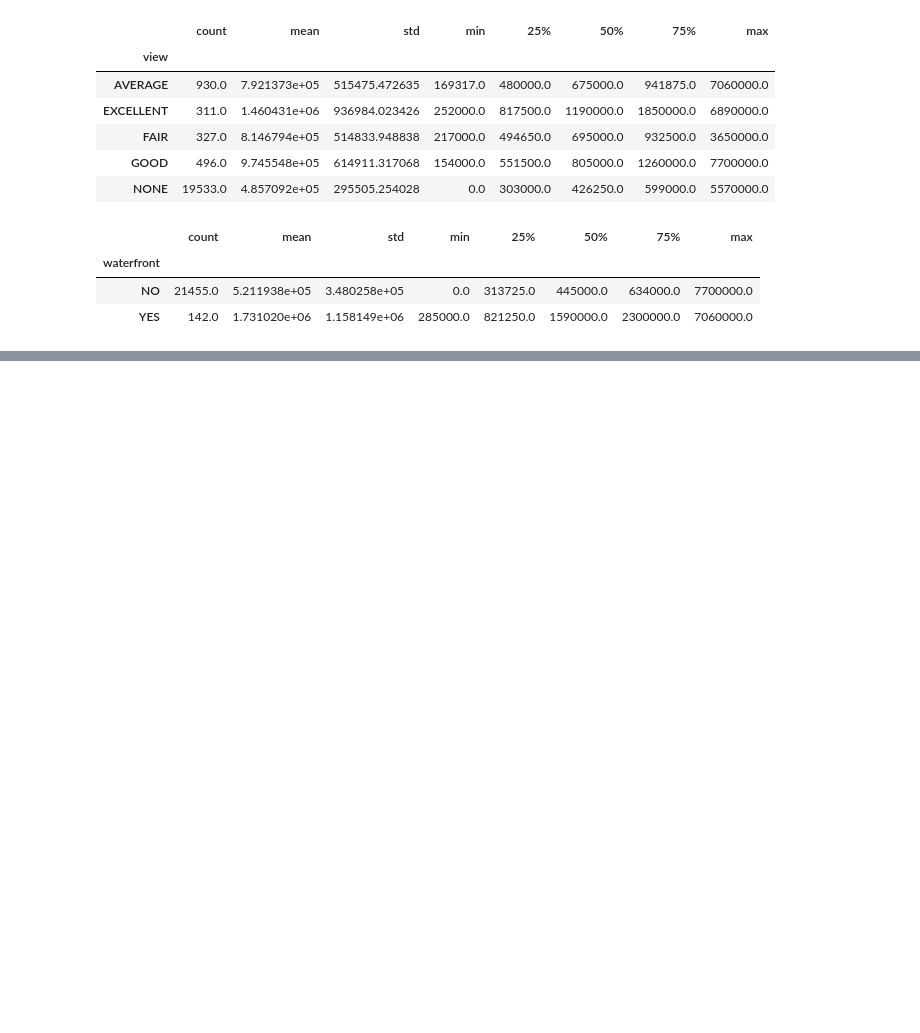
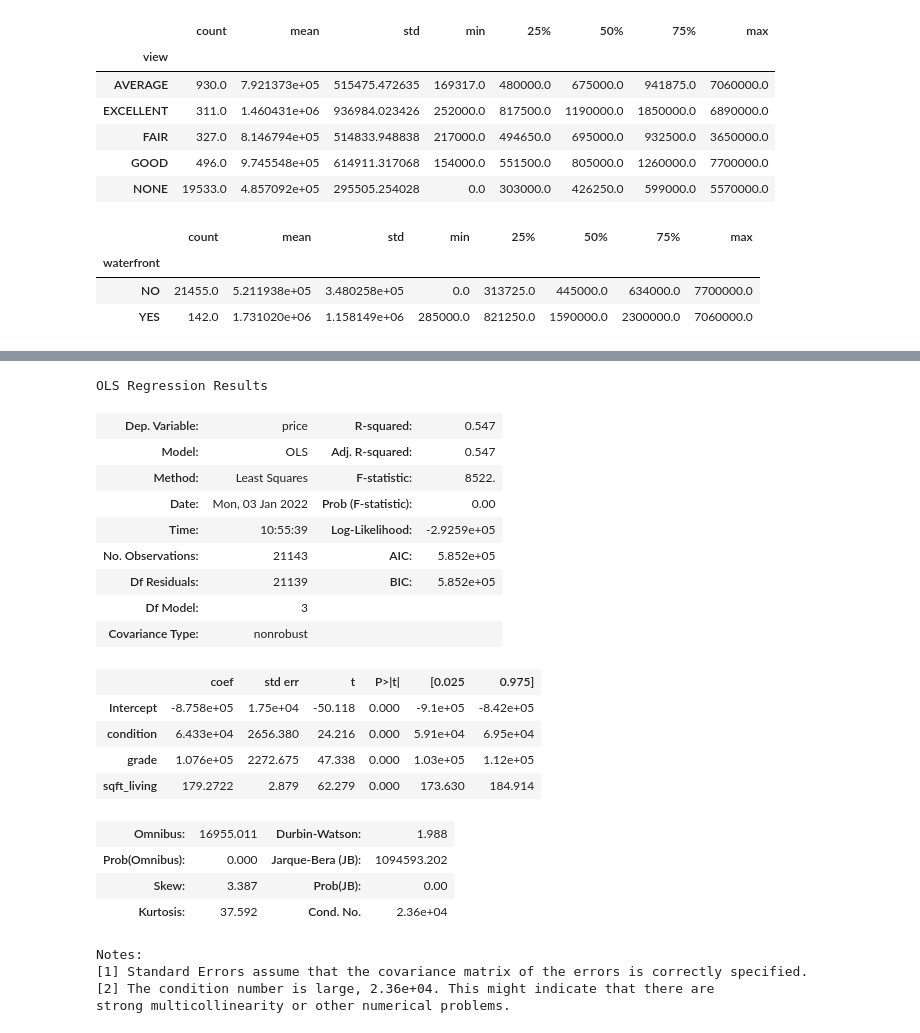
Before and after one commit to smashley-eakland/phase-2-project, a Jupyter notebook: GroupU_Project.ipynb, the cells around one changed output, grey strips where cells are left out. Drawn from its saved outputs; the diff is of its cells as text; code cells hidden in the pictures; blank space fills up the shorter version.

```diff
--- a/GroupU_Project.ipynb
+++ b/GroupU_Project.ipynb
@@ -642,0 +727,28 @@ zipcode_df.groupby('condition')['price'].describe()
+# %%
+test_model_formula = "price ~ condition + grade + sqft_living "
+test_lm = ols(test_model_formula, zipcode_df).fit()
+test_lm.summary()
+# %% [output]
+OLS Regression Results
+| Dep. Variable: | price | R-squared: | 0.547 |
+| Model: | OLS | Adj. R-squared: | 0.547 |
+| Method: | Least Squares | F-statistic: | 8522. |
+| Date: | Mon, 03 Jan 2022 | Prob (F-statistic): | 0.00 |
+| Time: | 10:55:39 | Log-Likelihood: | -2.9259e+05 |
+| No. Observations: | 21143 | AIC: | 5.852e+05 |
+| Df Residuals: | 21139 | BIC: | 5.852e+05 |
+| Df Model: | 3 |  |  |
+| Covariance Type: | nonrobust |  |  |
+|  | coef | std err | t | P>|t| | [0.025 | 0.975] |
+| Intercept | -8.758e+05 | 1.75e+04 | -50.118 | 0.000 | -9.1e+05 | -8.42e+05 |
+| condition | 6.433e+04 | 2656.380 | 24.216 | 0.000 | 5.91e+04 | 6.95e+04 |
+| grade | 1.076e+05 | 2272.675 | 47.338 | 0.000 | 1.03e+05 | 1.12e+05 |
+| sqft_living | 179.2722 | 2.879 | 62.279 | 0.000 | 173.630 | 184.914 |
+| Omnibus: | 16955.011 | Durbin-Watson: | 1.988 |
+| Prob(Omnibus): | 0.000 | Jarque-Bera (JB): | 1094593.202 |
+| Skew: | 3.387 | Prob(JB): | 0.00 |
+| Kurtosis: | 37.592 | Cond. No. | 2.36e+04 |
+Notes:
+[1] Standard Errors assume that the covariance matrix of the errors is correctly specified.
+[2] The condition number is large, 2.36e+04. This might indicate that there are
+strong multicollinearity or other numerical problems.
```
Also changed, not shown: parts of 18 cells of this notebook.
